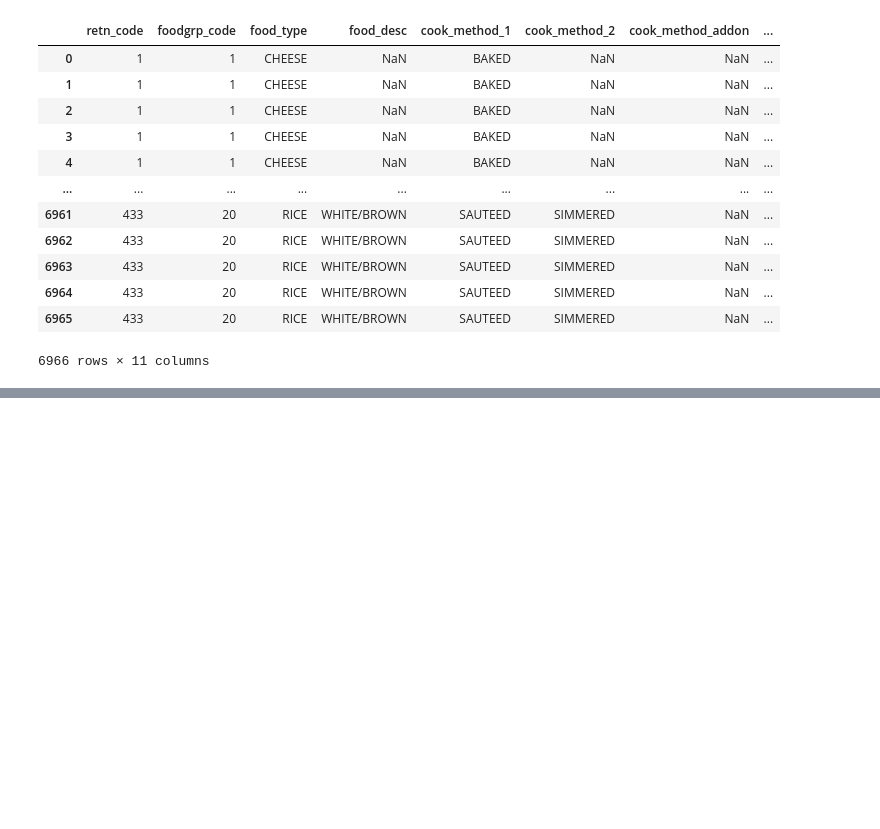
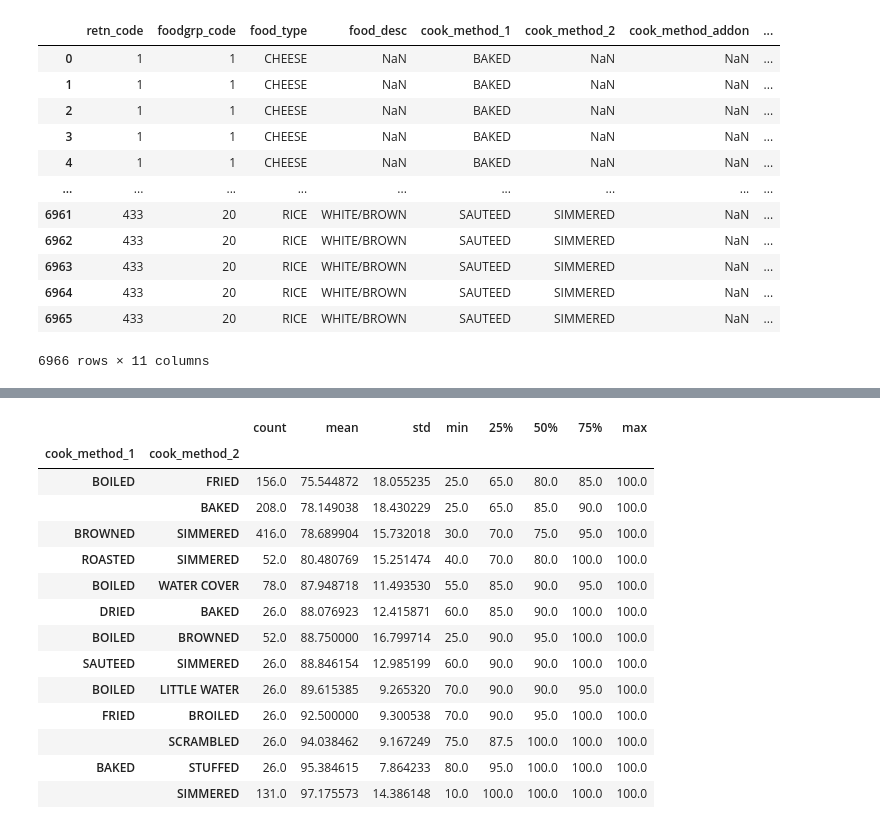
Before and after one commit to Lopotowsky/nutrient_retention, a Jupyter notebook: nutrient_retention_practice.ipynb, the cells around one changed output, grey strips where cells are left out. Cells and saved outputs as stored; diff of their text form; code cells hidden in the pictures; blank space fills up the shorter version.

```diff
--- a/nutrient_retention_practice.ipynb
+++ b/nutrient_retention_practice.ipynb
@@ -54,0 +214,19 @@ Name: retn_factor, dtype: bool
+# %%
+grouped3 = nr.groupby(by=["cook_method_1","cook_method_2"])
+grouped3["retn_factor"].describe().sort_values(by="mean")
+# %% [output]
+|  |  | count | mean | std | min | 25% | 50% | 75% | max |
+| cook_method_1 | cook_method_2 |  |  |  |  |  |  |  |  |
+| BOILED | FRIED | 156.0 | 75.544872 | 18.055235 | 25.0 | 65.0 | 80.0 | 85.0 | 100.0 |
+|  | BAKED | 208.0 | 78.149038 | 18.430229 | 25.0 | 65.0 | 85.0 | 90.0 | 100.0 |
+| BROWNED | SIMMERED | 416.0 | 78.689904 | 15.732018 | 30.0 | 70.0 | 75.0 | 95.0 | 100.0 |
+| ROASTED | SIMMERED | 52.0 | 80.480769 | 15.251474 | 40.0 | 70.0 | 80.0 | 100.0 | 100.0 |
+| BOILED | WATER COVER | 78.0 | 87.948718 | 11.493530 | 55.0 | 85.0 | 90.0 | 95.0 | 100.0 |
+| DRIED | BAKED | 26.0 | 88.076923 | 12.415871 | 60.0 | 85.0 | 90.0 | 100.0 | 100.0 |
+| BOILED | BROWNED | 52.0 | 88.750000 | 16.799714 | 25.0 | 90.0 | 95.0 | 100.0 | 100.0 |
+| SAUTEED | SIMMERED | 26.0 | 88.846154 | 12.985199 | 60.0 | 90.0 | 90.0 | 100.0 | 100.0 |
+| BOILED | LITTLE WATER | 26.0 | 89.615385 | 9.265320 | 70.0 | 90.0 | 90.0 | 95.0 | 100.0 |
+| FRIED | BROILED | 26.0 | 92.500000 | 9.300538 | 70.0 | 90.0 | 95.0 | 100.0 | 100.0 |
+|  | SCRAMBLED | 26.0 | 94.038462 | 9.167249 | 75.0 | 87.5 | 100.0 | 100.0 | 100.0 |
+| BAKED | STUFFED | 26.0 | 95.384615 | 7.864233 | 80.0 | 95.0 | 100.0 | 100.0 | 100.0 |
+|  | SIMMERED | 131.0 | 97.175573 | 14.386148 | 10.0 | 100.0 | 100.0 | 100.0 | 100.0 |
```
Also changed, not shown: parts of 16 cells of this notebook.
